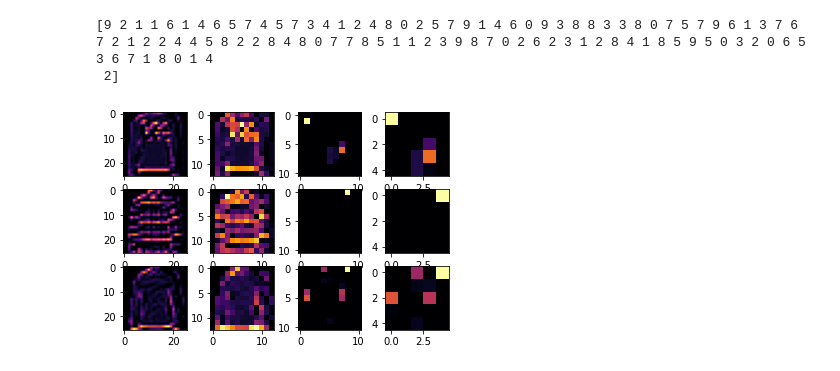
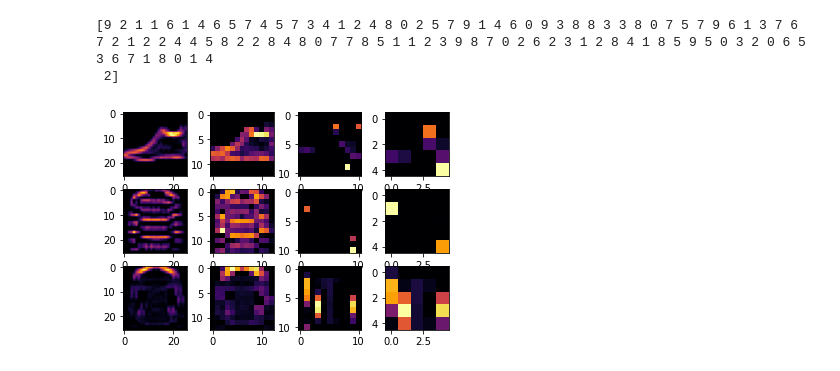
Before and after one commit to KashyapBhat/MyPathTowardsDataScience, a Jupyter notebook: Tensorflow_Studies.ipynb, the cells around one changed output. Saved outputs shown, nothing was run; the diff lists cells and outputs as text; code cells hidden in the pictures.

```diff
--- a/Tensorflow_Studies.ipynb
+++ b/Tensorflow_Studies.ipynb
@@ -420,0 +469,19 @@ Run the below code -- this is the same neural network as earlier, but this time
+# %%
+for x in range(1,size_x-1):
+  for y in range(1,size_y-1):
+      convolution = 0.0
+      convolution = convolution + (i[x - 1, y-1] * filter[0][0])
+      convolution = convolution + (i[x, y-1] * filter[0][1])
+      convolution = convolution + (i[x + 1, y-1] * filter[0][2])
+      convolution = convolution + (i[x-1, y] * filter[1][0])
+      convolution = convolution + (i[x, y] * filter[1][1])
+      convolution = convolution + (i[x+1, y] * filter[1][2])
+      convolution = convolution + (i[x-1, y+1] * filter[2][0])
+      convolution = convolution + (i[x, y+1] * filter[2][1])
+      convolution = convolution + (i[x+1, y+1] * filter[2][2])
+      convolution = convolution * weight
+      if(convolution<0):
+        convolution=0
+      if(convolution>255):
+        convolution=255
+      i_transformed[x, y] = convolution
@@ -420,0 +499,19 @@ Run the below code -- this is the same neural network as earlier, but this time
+# %%
+new_x = int(size_x/2)
+new_y = int(size_y/2)
+newImage = np.zeros((new_x, new_y))
+for x in range(0, size_x, 2):
+  for y in range(0, size_y, 2):
+    pixels = []
+    pixels.append(i_transformed[x, y])
+    pixels.append(i_transformed[x+1, y])
+    pixels.append(i_transformed[x, y+1])
+    pixels.append(i_transformed[x+1, y+1])
+    newImage[int(x/2),int(y/2)] = max(pixels)
+
+# Plot the image. Note the size of the axes -- now 256 pixels instead of 512
+plt.gray()
+plt.grid(False)
+plt.imshow(newImage)
+#plt.axis('off')
+plt.show()
@@ -500,22 +598,22 @@ print(test_labels[:100])
 # %%
 import matplotlib.pyplot as plt
 f, axarr = plt.subplots(3,4)
-FIRST_IMAGE=1
+FIRST_IMAGE=0
 SECOND_IMAGE=7
 THIRD_IMAGE=26
-CONVOLUTION_NUMBER = 32
+CONVOLUTION_NUMBER = 1
 from tensorflow.keras import models
 layer_outputs = [layer.output for layer in model.layers]
 activation_model = tf.keras.models.Model(inputs = model.input, outputs = layer_outputs)
 for x in range(0,4):
   f1 = activation_model.predict(test_images[FIRST_IMAGE].reshape(1, 28, 28, 1))[x]
   axarr[0,x].imshow(f1[0, : , :, CONVOLUTION_NUMBER], cmap='inferno')
   axarr[0,x].grid(False)
   f2 = activation_model.predict(test_images[SECOND_IMAGE].reshape(1, 28, 28, 1))[x]
   axarr[1,x].imshow(f2[0, : , :, CONVOLUTION_NUMBER], cmap='inferno')
   axarr[1,x].grid(False)
   f3 = activation_model.predict(test_images[THIRD_IMAGE].reshape(1, 28, 28, 1))[x]
   axarr[2,x].imshow(f3[0, : , :, CONVOLUTION_NUMBER], cmap='inferno')
   axarr[2,x].grid(False)
 # %% [output]
-[figure, old version]
+[figure, new version]
```
Also changed, not shown: parts of 34 cells of this notebook.
